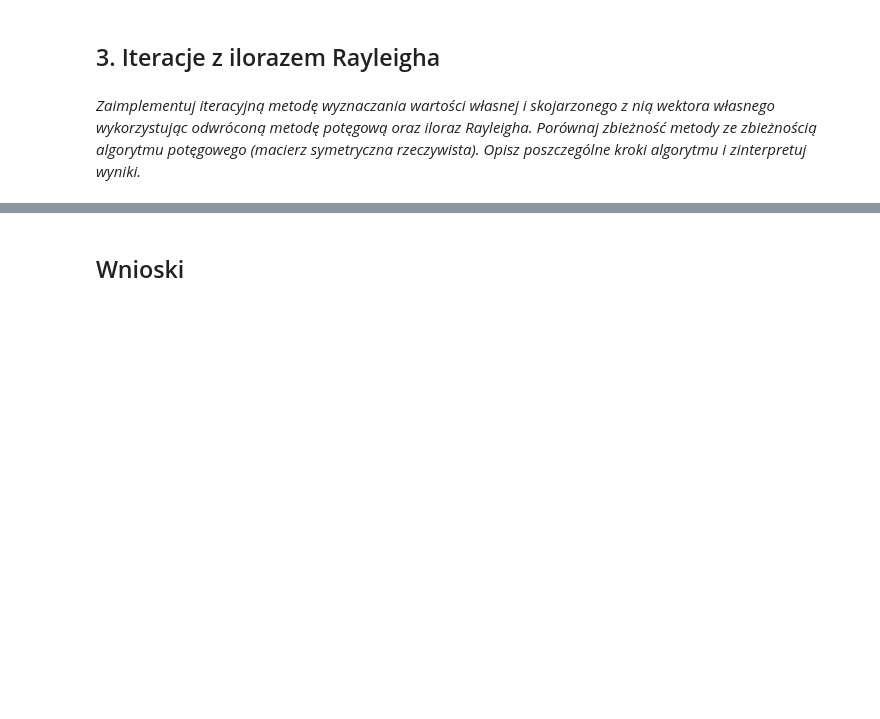
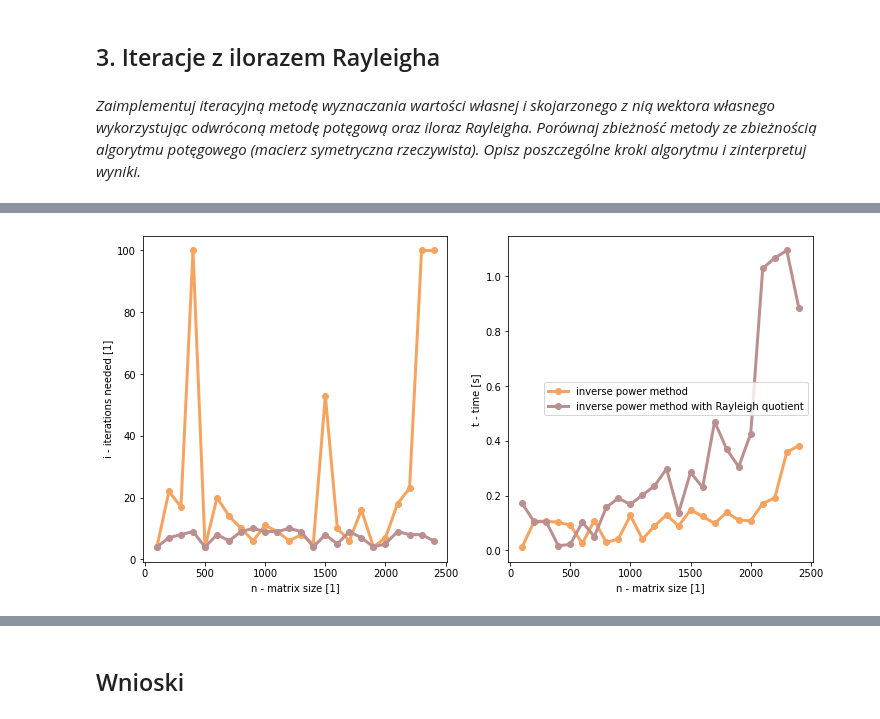
Before and after one commit to mhawryluk/mownit, a Jupyter notebook: lab8/lab8.ipynb, the cells around one changed output, grey strips where cells are left out. Saved outputs shown, nothing was run; the diff lists cells and outputs as text; code cells hidden in the pictures; blank space fills up the shorter version.

```diff
--- a/lab8/lab8.ipynb
+++ b/lab8/lab8.ipynb
@@ -290,0 +299,4 @@ wyniki: Dzięki użyciu ilorazu Rayleigha procedura zbiega dużo szybciej.
+# %%
+compare_convergence(sigma=0)
+# %% [output]
+[figure, added]
```
Also changed, not shown: parts of 31 cells of this notebook.
